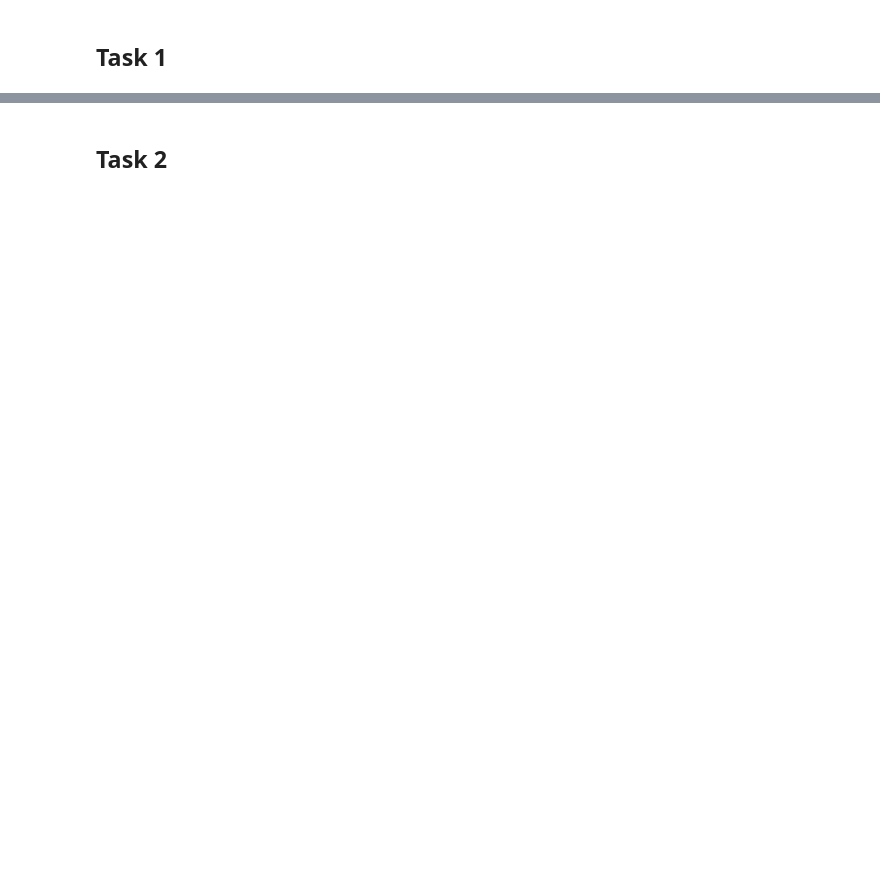
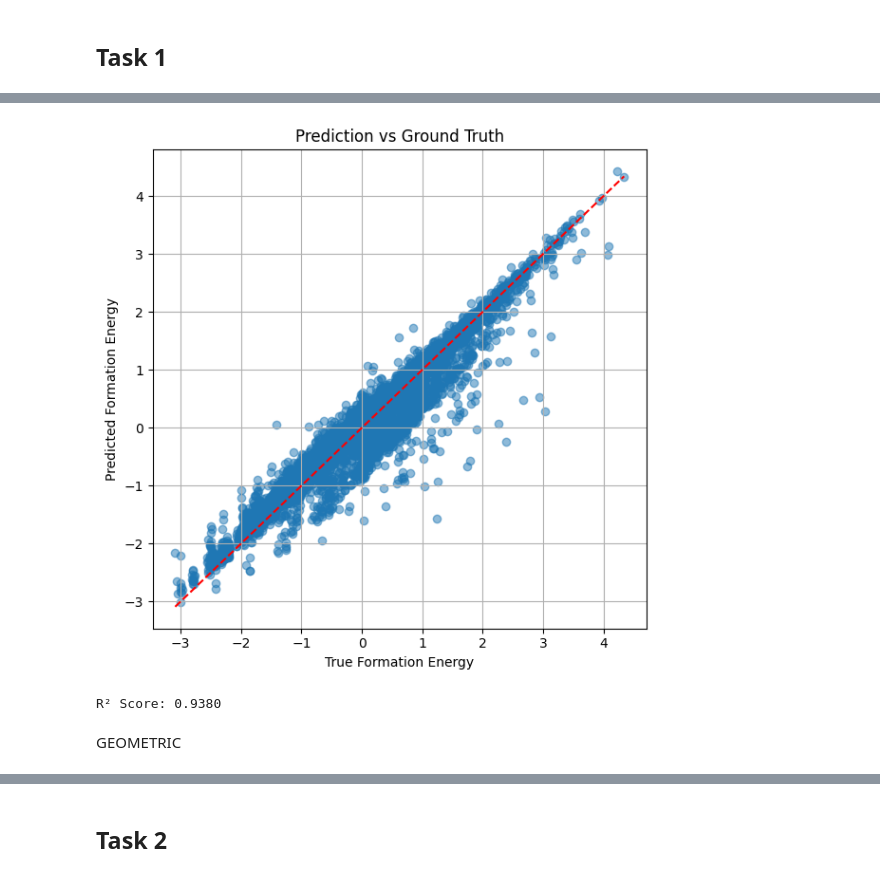
Before and after one commit to DanDan201/DL-Assignment2, a Jupyter notebook: ass2_skeleton.ipynb, the cells around one changed output, grey strips where cells are left out. Drawn from its saved outputs; the diff is of its cells as text; code cells hidden in the pictures; blank space fills up the shorter version.

```diff
--- a/ass2_skeleton.ipynb
+++ b/ass2_skeleton.ipynb
@@ -205,2 +188,4 @@ Formation Energy (normalized): -0.01616
 # %% [markdown]
 ## Task 1
+# %%
+device = torch.device('cuda' if torch.cuda.is_available() else 'cpu')
@@ -206,0 +457,6 @@ Formation Energy (normalized): -0.01616
+# %%
+# Load model from file
+
+smilesModel = SmilesGNN(hidden_dim=128, node_dim=139, edge_dim=30).to(device)
+smilesModel.load_state_dict(torch.load('SMILES_model.pth'))
+smilesModel.eval()
@@ -207 +481,32 @@ Formation Energy (normalized): -0.01616
+# %%
+# Show predictions vs ground truth
+
+y_true = []
+y_pred = []
+
+with torch.no_grad():
+    for batch in smiles_test_loader:
+        batch = batch.to(device)
+        output = smilesModel(batch)
+        y_true.extend(batch.y.cpu().numpy())
+        y_pred.extend(output.cpu().numpy())
+
+# Plot
+plt.figure(figsize=(6, 6))
+plt.scatter(y_true, y_pred, alpha=0.5)
+plt.plot([min(y_true), max(y_true)], [min(y_true), max(y_true)], 'r--')
+plt.xlabel("True Formation Energy")
+plt.ylabel("Predicted Formation Energy")
+plt.title("Prediction vs Ground Truth")
+plt.grid(True)
+plt.tight_layout()
+plt.show()
+
+r2 = r2_score(y_true, y_pred)
+print(f"R² Score: {r2:.4f}")
+# %% [output]
+[figure, added]
+R² Score: 0.9380
+# %% [markdown]
+GEOMETRIC
 # %%
```
Also changed, not shown: parts of 37 cells of this notebook, 13 other files.
